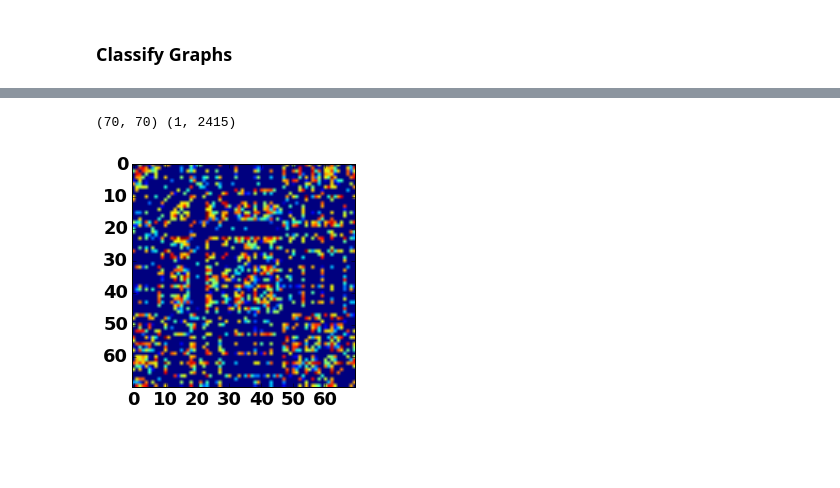
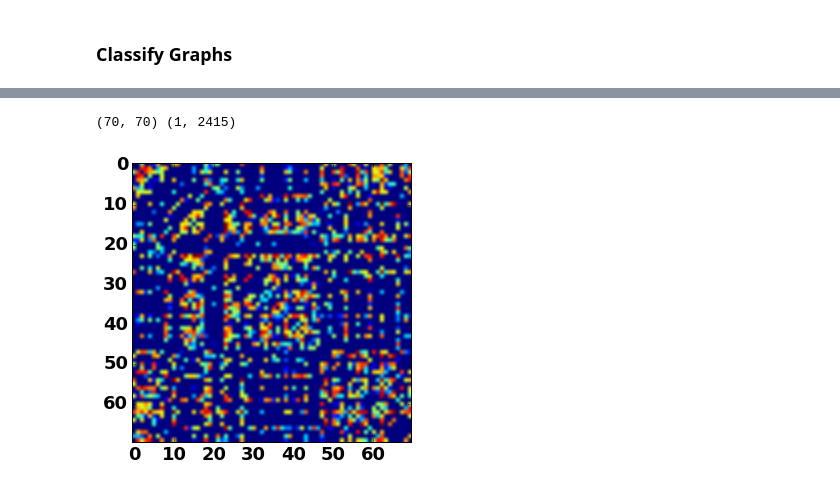
Before and after one commit to gkiar/dataset_variance, a Jupyter notebook: code/prototype/knn_classification.ipynb, the cells around one changed output, grey strips where cells are left out. Drawn from its saved outputs; the diff is of its cells as text; code cells hidden in the pictures; blank space fills up the shorter version.

```diff
--- a/code/prototype/knn_classification.ipynb
+++ b/code/prototype/knn_classification.ipynb
@@ -28,8 +28,8 @@ np.random.seed(12345678)  # for reproducibility, set random seed
 ### Getting File Lists
 # %%
 # Initializing dataset names
-# dataset_names = list(('KKI2009', 'MRN114', 'SWU4', 'BNU1', 'BNU3'))
-dataset_names = list(('KKI2009', 'MRN114', 'BNU1', 'BNU3'))
+dataset_names = list(('KKI2009', 'MRN114', 'SWU4', 'BNU1', 'BNU3'))
+# dataset_names = list(('KKI2009', 'MRN114', 'BNU1', 'BNU3'))
 
 basepath = '/Users/gkiar/code/classes/upward-spiral/grelliam/data/'
 atlas = 'desikan'
@@ -178,11 +200,12 @@ Accuracy for community size 39: 0.55 (+/- 0.99)
 # %%
 g1 = graphs['KKI2009']['KKI2009_113_1_desikan.graphml']
 A = nx.adjacency_matrix(g1).todense()
 ind = np.triu_indices(A.shape[0], 1)
 Au = A[ind]
 print A.shape, Au.shape
-plt.imshow(np.log(A+1))
+fig = plt.figure(figsize=(5,5))
+plt.imshow(np.log(A+1), interpolation=None)
 plt.show()
 # %% [output]
 (70, 70) (1, 2415)
-[figure, old version]
+[figure, new version]
```
Also changed, not shown: parts of 7 cells of this notebook.
